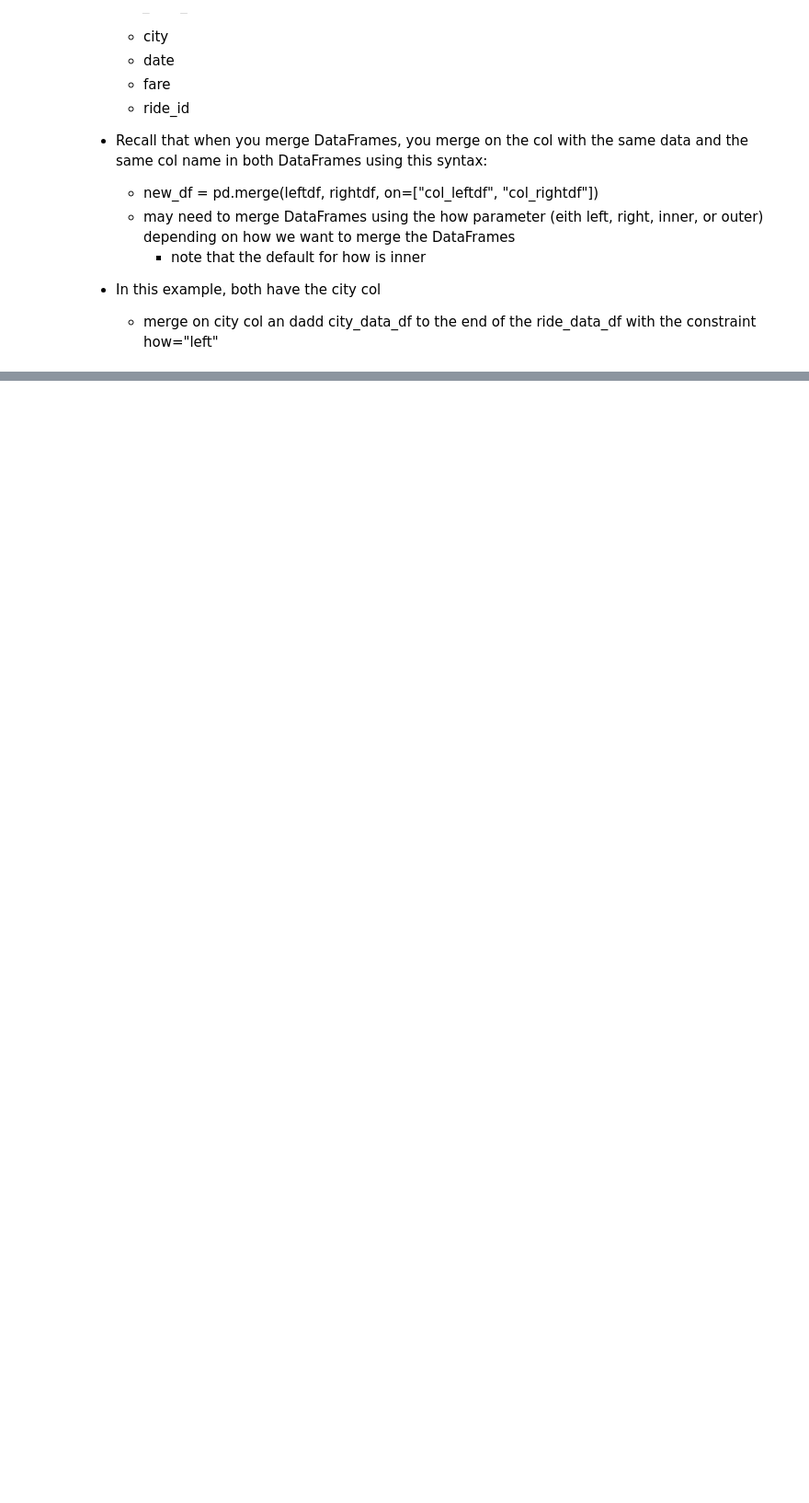
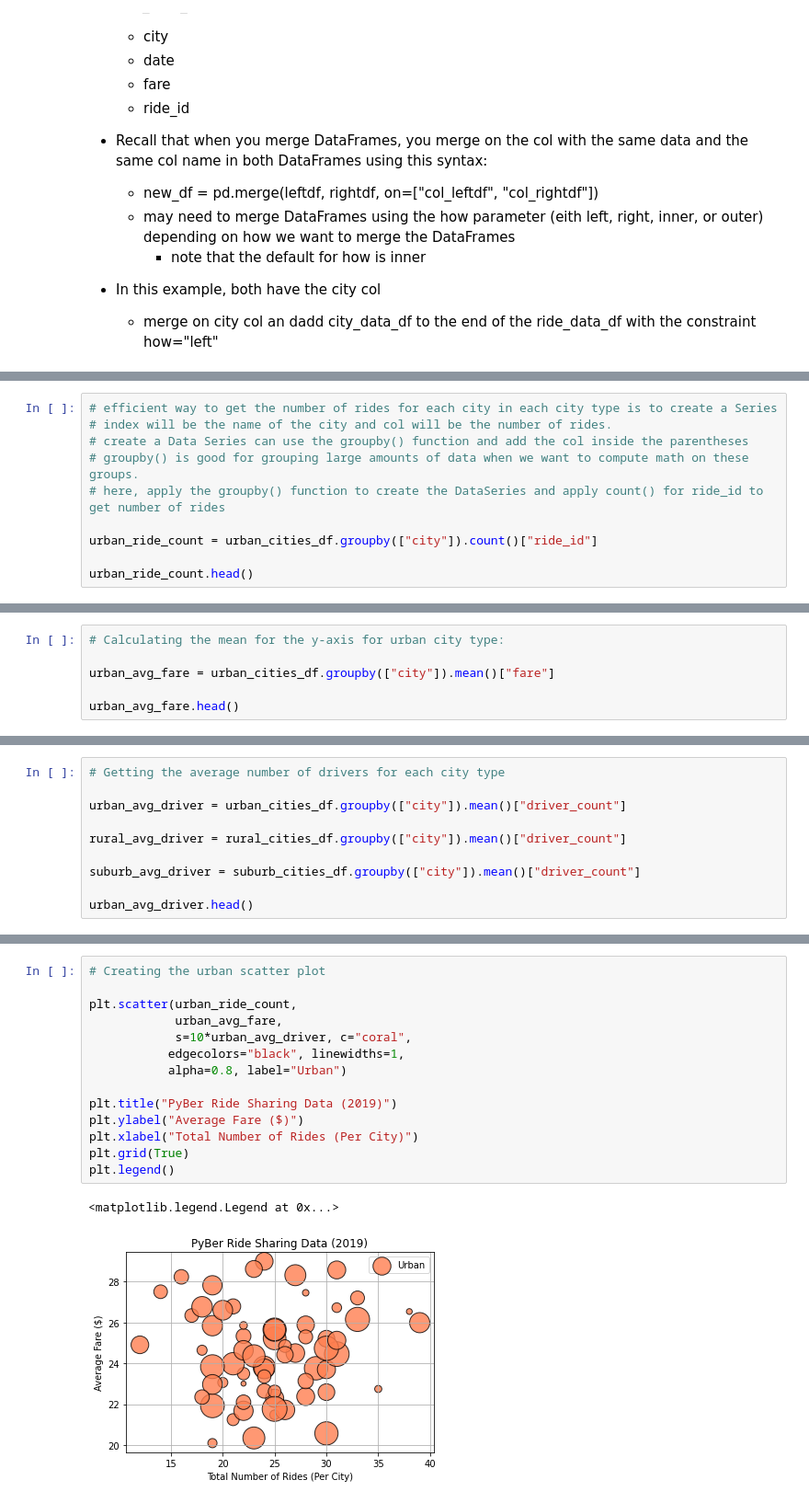
Before and after one commit to jwcomp4/PyBer_Analysis, a Jupyter notebook: PyBer.ipynb, the cells around one changed output, grey strips where cells are left out. Shown at 92% size. Saved outputs shown, nothing was run; the diff lists cells and outputs as text; blank space fills up the shorter version.

Commit message:
Bubble plot of city ride share data

```diff
--- a/PyBer.ipynb
+++ b/PyBer.ipynb
@@ -181,0 +235,10 @@ pyber_data_df.head()
+# %%
+# efficient way to get the number of rides for each city in each city type is to create a Series
+# index will be the name of the city and col will be the number of rides.
+# create a Data Series can use the groupby() function and add the col inside the parentheses
+# groupby() is good for grouping large amounts of data when we want to compute math on these groups.
+# here, apply the groupby() function to create the DataSeries and apply count() for ride_id to get number of rides
+
+urban_ride_count = urban_cities_df.groupby(["city"]).count()["ride_id"]
+
+urban_ride_count.head()
@@ -181,0 +261,6 @@ pyber_data_df.head()
+# %%
+# Calculating the mean for the y-axis for urban city type:
+
+urban_avg_fare = urban_cities_df.groupby(["city"]).mean()["fare"]
+
+urban_avg_fare.head()
@@ -181,0 +281,10 @@ pyber_data_df.head()
+# %%
+# Getting the average number of drivers for each city type
+
+urban_avg_driver = urban_cities_df.groupby(["city"]).mean()["driver_count"]
+
+rural_avg_driver = rural_cities_df.groupby(["city"]).mean()["driver_count"]
+
+suburb_avg_driver = suburb_cities_df.groupby(["city"]).mean()["driver_count"]
+
+urban_avg_driver.head()
@@ -181,0 +308,17 @@ pyber_data_df.head()
+# %%
+# Creating the urban scatter plot
+
+plt.scatter(urban_ride_count,
+            urban_avg_fare,
+            s=10*urban_avg_driver, c="coral",
+           edgecolors="black", linewidths=1,
+           alpha=0.8, label="Urban")
+
+plt.title("PyBer Ride Sharing Data (2019)")
+plt.ylabel("Average Fare ($)")
+plt.xlabel("Total Number of Rides (Per City)")
+plt.grid(True)
+plt.legend()
+# %% [output]
+<matplotlib.legend.Legend at 0x...>
+[figure, added]
```
Also changed, not shown: parts of 16 cells of this notebook.
